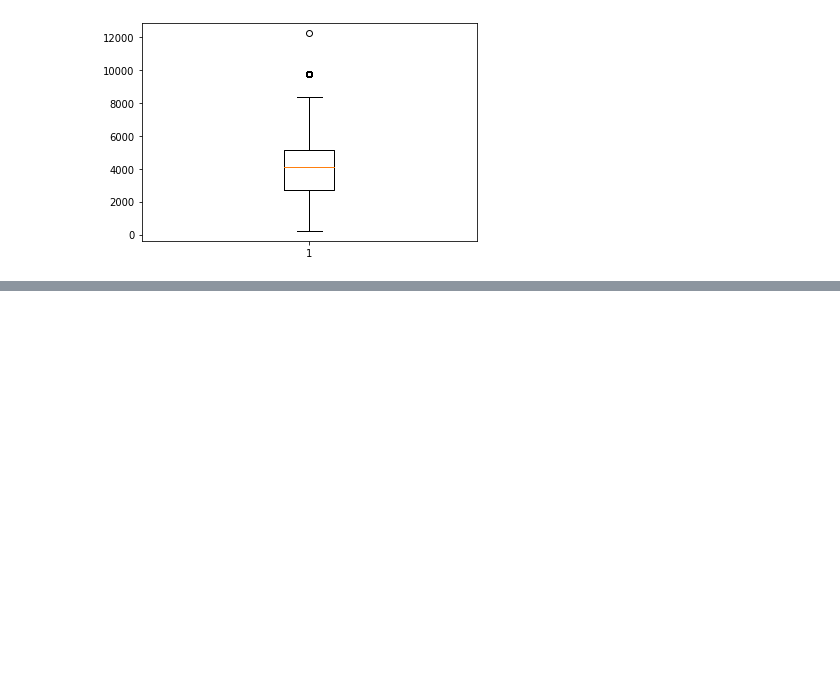
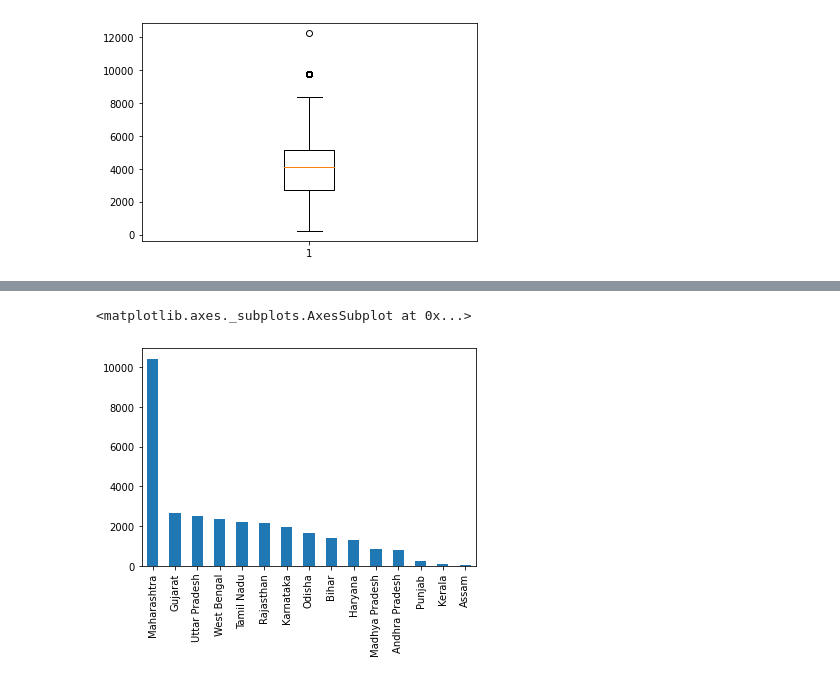
Before and after one commit to llohar/Project_6, a Jupyter notebook: Project6_soln.ipynb, the cells around one changed output, grey strips where cells are left out. Saved outputs shown, nothing was run; the diff lists cells and outputs as text; code cells hidden in the pictures; blank space fills up the shorter version.

```diff
--- a/Project6_soln.ipynb
+++ b/Project6_soln.ipynb
@@ -162,0 +208,5 @@ plt.boxplot(data['Average Data Speed Upload'])
+# %%
+data['State Name'].value_counts().plot.bar()
+# %% [output]
+<matplotlib.axes._subplots.AxesSubplot at 0x...>
+[figure, added]
```
Also changed, not shown: parts of 12 cells of this notebook.
